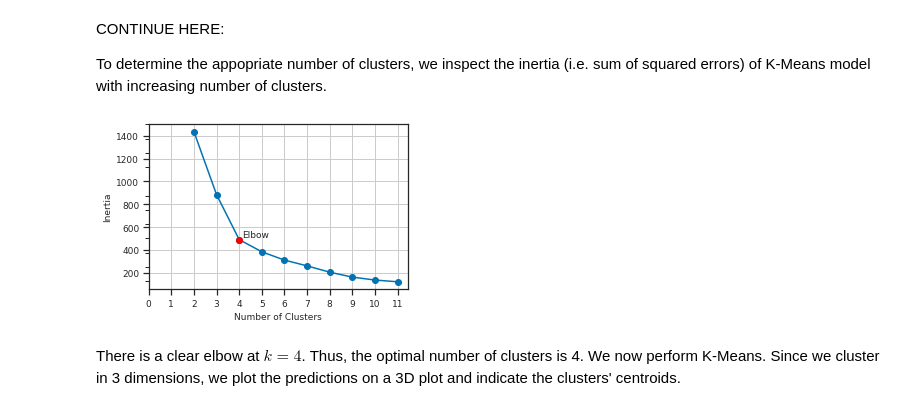
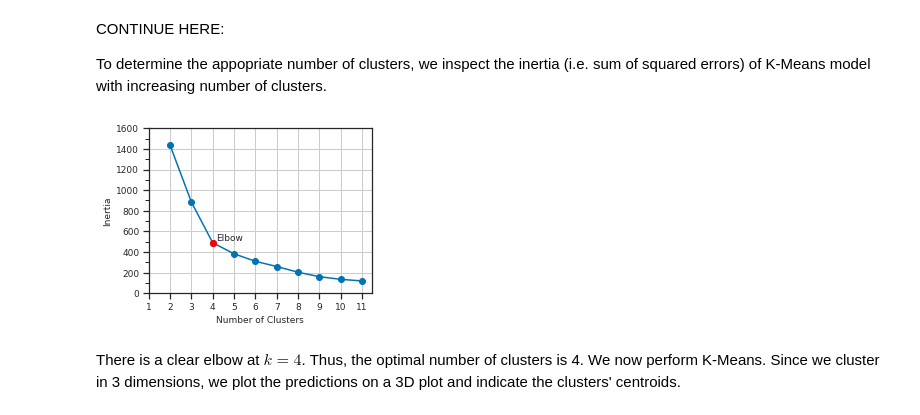
Before and after one commit to filipbalucha/FDS_final_project, a Jupyter notebook: data_analysis.ipynb, the cells around one changed output. Cells and saved outputs as stored; diff of their text form; code cells hidden in the pictures.

```diff
--- a/data_analysis.ipynb
+++ b/data_analysis.ipynb
@@ -872,31 +841,30 @@ for i in range(2, 12):
 # %%
 elbow = 4
 
-plt.figure(figsize=(4.5, 3))
+plt.figure(figsize=(4, 3))
 ax1 = plt.gca()
 
 plt.plot(list(range(2,12)), inertia, '-o')
 plt.xticks(list(range(0,12)))
 plt.ylabel('Inertia', fontsize=9)
 plt.xlabel('Number of Clusters', fontsize=9)
 
 plt.plot(elbow, inertia[elbow-2], color='red', marker='o', label='elbow')
 plt.annotate('Elbow', (elbow + 0.15, inertia[elbow-2] + 20), size=9)
 
 ax1.set_xticks(list(range(0, 12)))
-# ax1.xaxis.set_minor_locator(MultipleLocator(0.5))
-ax1.yaxis.set_minor_locator(MultipleLocator(125))
+ax1.yaxis.set_minor_locator(MultipleLocator(100))
 ax1.tick_params(axis='both', which='major', labelsize=9)
 
 plt.tight_layout()
-# plt.xlim(1,None)
-# plt.ylim(0,None)
+plt.xlim(1,None)
+plt.ylim(0,1600)
 plt.grid()
 
 plt.savefig('report/k_screeplot.pdf', bbox_inches='tight')
 plt.show()
 # %% [output]
-[figure, old version]
+[figure, new version]
 # %% [markdown]
 There is a clear elbow at $k=4$. Thus, the optimal number of clusters is 4. We now perform K-Means. Since we cluster in 3 dimensions, we plot the predictions on a 3D plot and indicate the clusters' centroids.
 # %%
```
Also changed, not shown: parts of 7 cells of this notebook, 6 other files.
